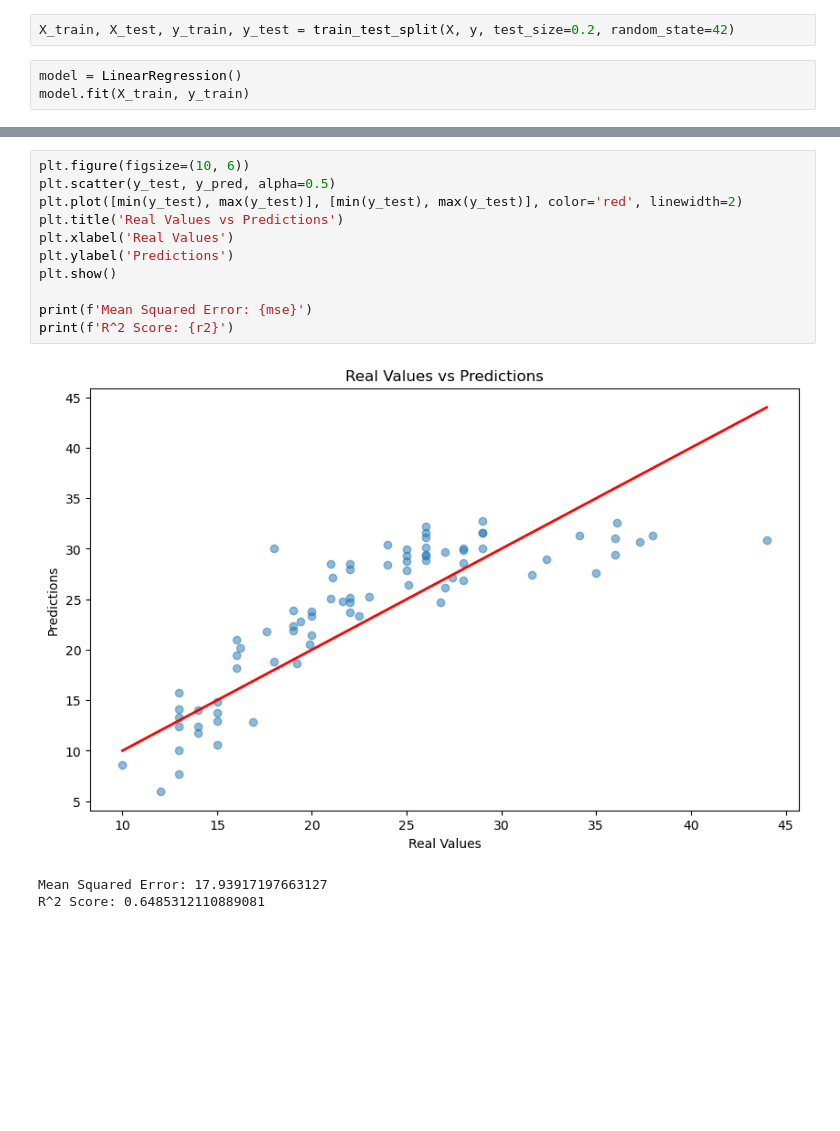
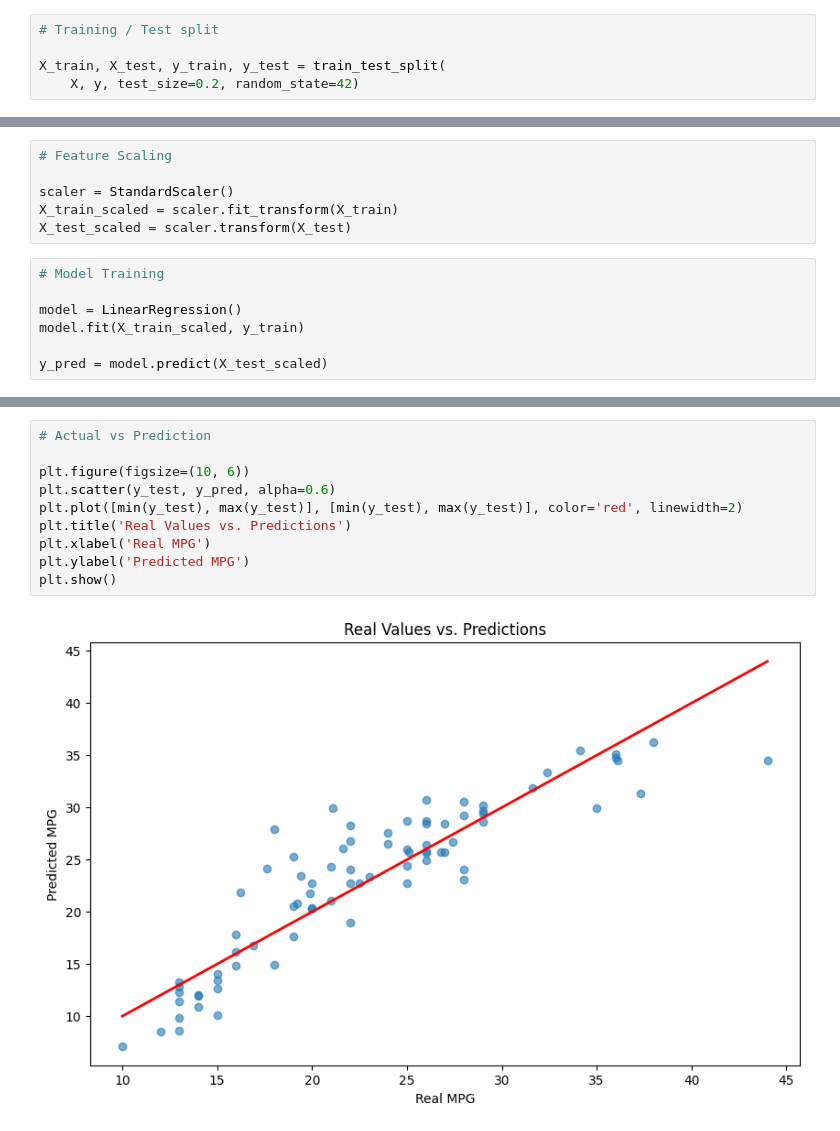
Before and after one commit to VolliBinJackson/LinearRegression, a Jupyter notebook: linear_regression.ipynb, the cells around one changed output, grey strips where cells are left out. Drawn from its saved outputs; the diff is of its cells as text; blank space fills up the shorter version.

```diff
--- a/linear_regression.ipynb
+++ b/linear_regression.ipynb
@@ -78,6 +72,6 @@ X = data[['cylinders', 'displacement', 'horsepower', 'weight', 'acceleration']]
 y = data['mpg']
 # %%
-X_train, X_test, y_train, y_test = train_test_split(X, y, test_size=0.2, random_state=42)
+# Training / Test split
+
+X_train, X_test, y_train, y_test = train_test_split(
+    X, y, test_size=0.2, random_state=42)
-# %%
-model = LinearRegression()
-model.fit(X_train, y_train)
@@ -93,0 +78,13 @@ R^2 Score: 0.6485312110889081
+# %%
+# Feature Scaling
+
+scaler = StandardScaler()
+X_train_scaled = scaler.fit_transform(X_train)
+X_test_scaled = scaler.transform(X_test)
+# %%
+# Model Training
+
+model = LinearRegression()
+model.fit(X_train_scaled, y_train)
+
+y_pred = model.predict(X_test_scaled)
@@ -94,15 +117,12 @@ R^2 Score: 0.6485312110889081
 # %%
+# Actual vs Prediction
+
 plt.figure(figsize=(10, 6))
-plt.scatter(y_test, y_pred, alpha=0.5)
+plt.scatter(y_test, y_pred, alpha=0.6)
 plt.plot([min(y_test), max(y_test)], [min(y_test), max(y_test)], color='red', linewidth=2)
-plt.title('Real Values vs Predictions')
-plt.xlabel('Real Values')
-plt.ylabel('Predictions')
+plt.title('Real Values vs. Predictions')
+plt.xlabel('Real MPG')
+plt.ylabel('Predicted MPG')
 plt.show()
-
-print(f'Mean Squared Error: {mse}')
-print(f'R^2 Score: {r2}')
 # %% [output]
-[figure, old version]
+[figure, new version]
-Mean Squared Error: 17.93917197663127
-R^2 Score: 0.6485312110889081
```
Also changed, not shown: parts of 12 cells of this notebook.
